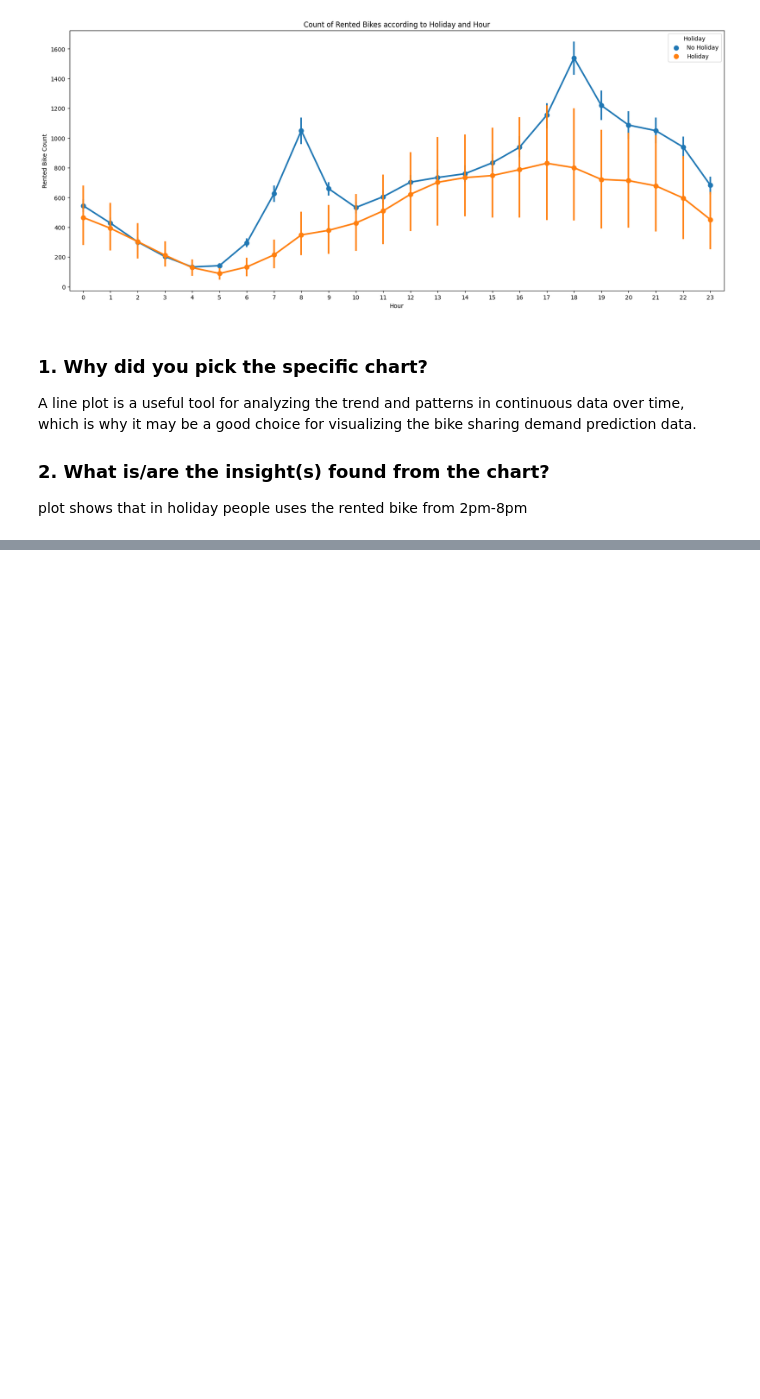
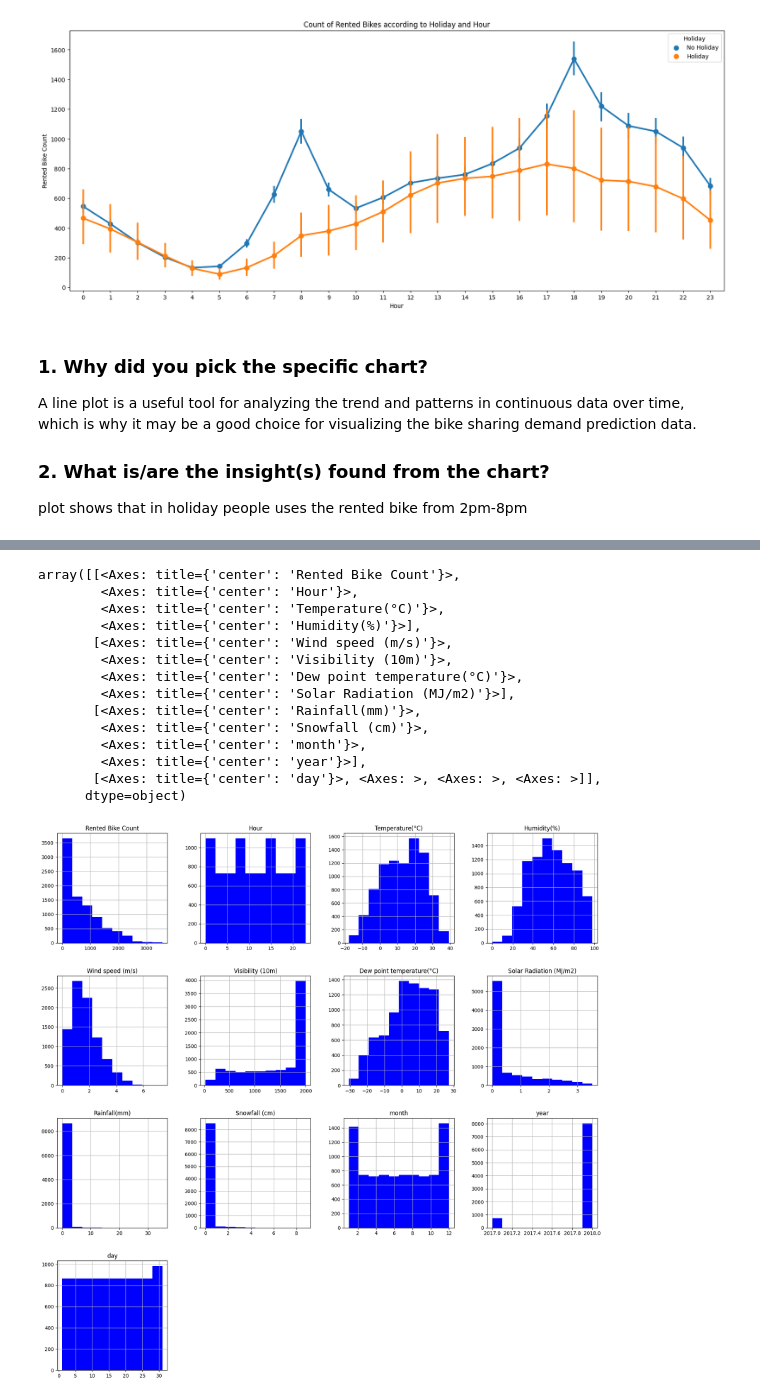
Before and after one commit to rajkumarshedage/Bike-Sharing-Demand-Prediction, a Jupyter notebook: Bike_Sharing_Demand_Prediction.ipynb, the cells around one changed output, grey strips where cells are left out. Cells and saved outputs as stored; diff of their text form; code cells hidden in the pictures; blank space fills up the shorter version.

```diff
--- a/Bike_Sharing_Demand_Prediction.ipynb
+++ b/Bike_Sharing_Demand_Prediction.ipynb
@@ -592,0 +622,18 @@ plot shows that in holiday people uses the rented bike from 2pm-8pm
+# %%
+df.hist(figsize=(20,20), color='blue')
+# %% [output]
+array([[<Axes: title={'center': 'Rented Bike Count'}>,
+        <Axes: title={'center': 'Hour'}>,
+        <Axes: title={'center': 'Temperature(°C)'}>,
+        <Axes: title={'center': 'Humidity(%)'}>],
+       [<Axes: title={'center': 'Wind speed (m/s)'}>,
+        <Axes: title={'center': 'Visibility (10m)'}>,
+        <Axes: title={'center': 'Dew point temperature(°C)'}>,
+        <Axes: title={'center': 'Solar Radiation (MJ/m2)'}>],
+       [<Axes: title={'center': 'Rainfall(mm)'}>,
+        <Axes: title={'center': 'Snowfall (cm)'}>,
+        <Axes: title={'center': 'month'}>,
+        <Axes: title={'center': 'year'}>],
+       [<Axes: title={'center': 'day'}>, <Axes: >, <Axes: >, <Axes: >]],
+      dtype=object)
+[figure, added]
```
Also changed, not shown: parts of 20 cells of this notebook.
